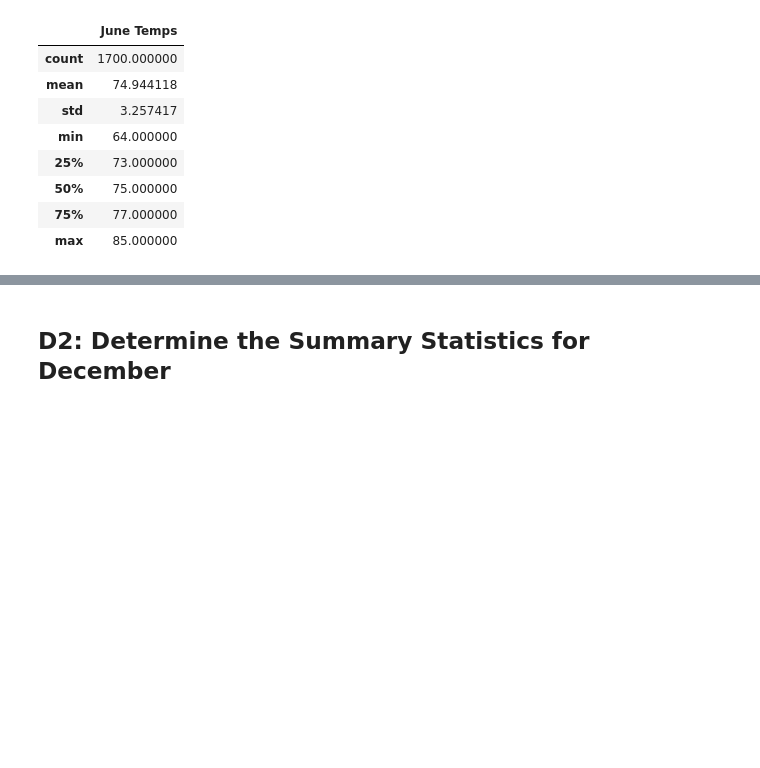
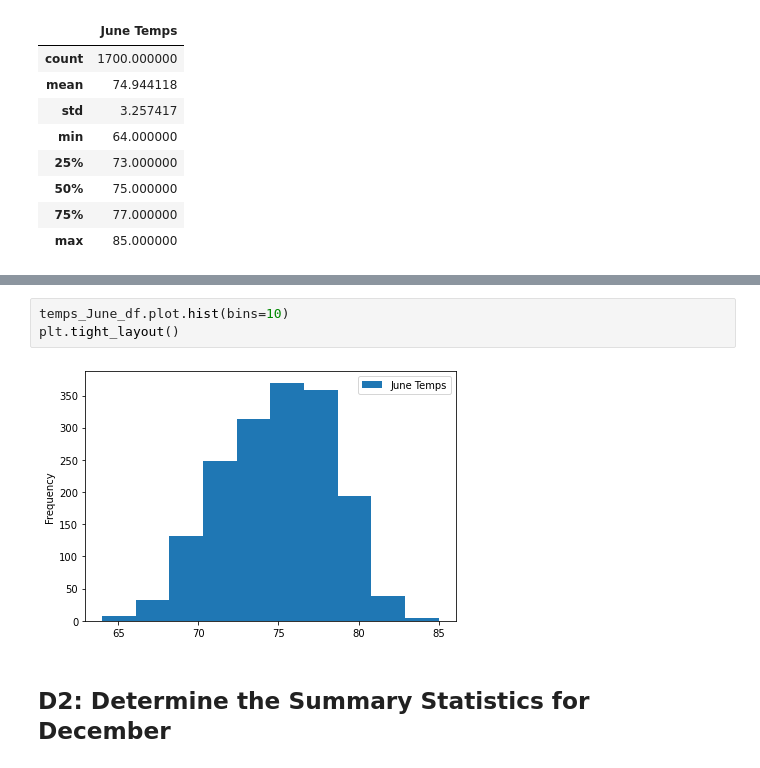
Before and after one commit to olesyapro888/Surfs_shop_analysis_Statistics_SQLAlchemy_SQLite, a Jupyter notebook: SurfsUp_Challenge.ipynb, the cells around one changed output, grey strips where cells are left out. Saved outputs shown, nothing was run; the diff lists cells and outputs as text; blank space fills up the shorter version.

```diff
--- a/SurfsUp_Challenge.ipynb
+++ b/SurfsUp_Challenge.ipynb
@@ -83,3 +90,8 @@ temps_June_df.describe()
+# %%
+temps_June_df.plot.hist(bins=10)
+plt.tight_layout()
+# %% [output]
+[figure, added]
 # %% [markdown]
 ## D2: Determine the Summary Statistics for December
 # %%
```
Also changed, not shown: parts of 17 cells of this notebook, 1 other file.
